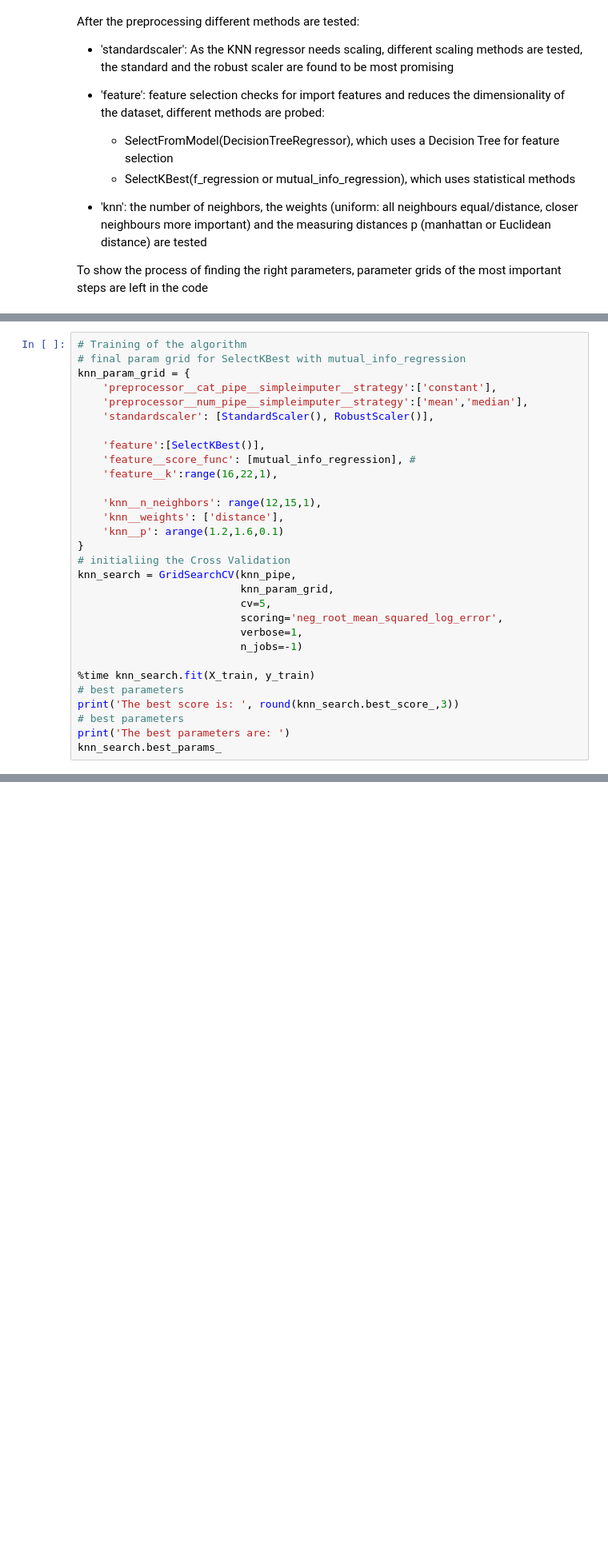
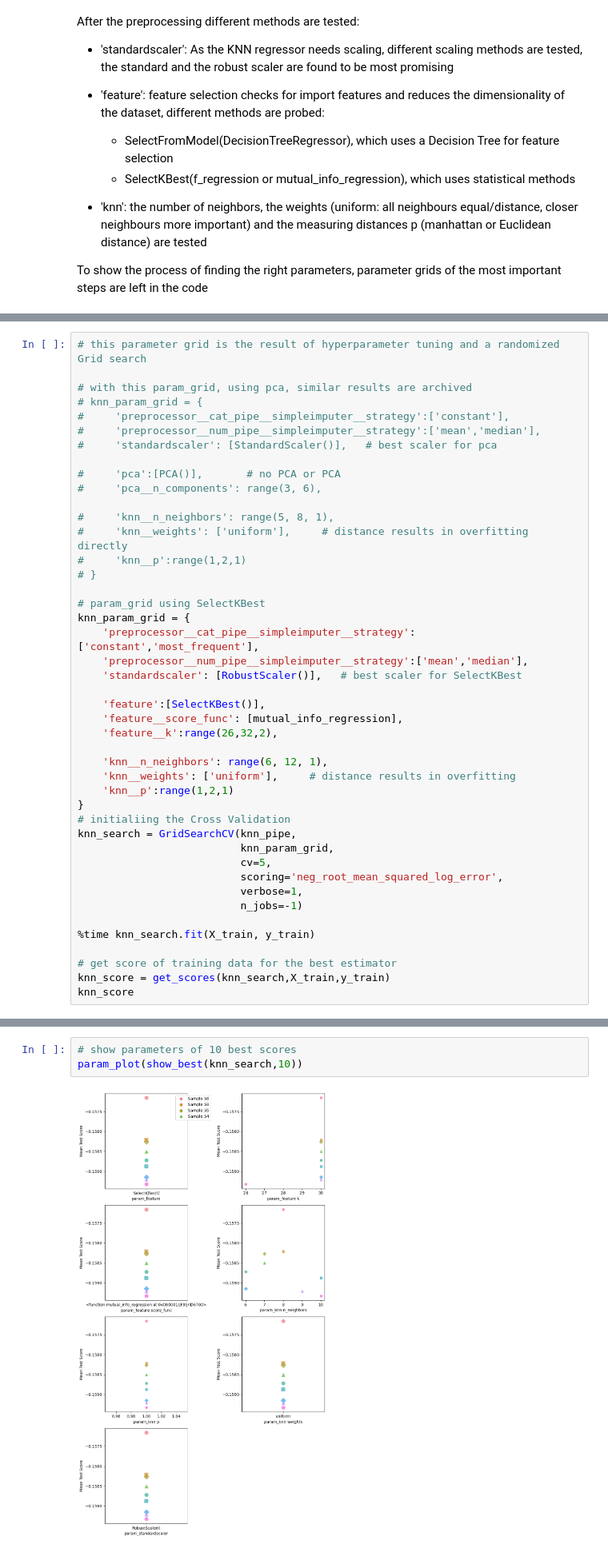
Before and after one commit to DataLDana/SupervisedML, a Jupyter notebook: MLPipeline.ipynb, the cells around one changed output, grey strips where cells are left out. Shown: that part at 80% size. Drawn from its saved outputs; the diff is of its cells as text; blank space fills up the shorter version.

```diff
--- a/MLPipeline.ipynb
+++ b/MLPipeline.ipynb
@@ -356,18 +281,33 @@ knn_pipe= Pipeline([('preprocessor',preprocessor),
 # %%
-# Training of the algorithm
-# final param grid for SelectKBest with mutual_info_regression
+# this parameter grid is the result of hyperparameter tuning and a randomized Grid search
+
+# with this param_grid, using pca, similar results are archived
+# knn_param_grid = {
+#     'preprocessor__cat_pipe__simpleimputer__strategy':['constant'],
+#     'preprocessor__num_pipe__simpleimputer__strategy':['mean','median'],
+#     'standardscaler': [StandardScaler()],   # best scaler for pca
+
+#     'pca':[PCA()],       # no PCA or PCA
+#     'pca__n_components': range(3, 6),
+
+#     'knn__n_neighbors': range(5, 8, 1),
+#     'knn__weights': ['uniform'],     # distance results in overfitting directly
+#     'knn__p':range(1,2,1)
+# }
+
+# param_grid using SelectKBest
 knn_param_grid = {
-    'preprocessor__cat_pipe__simpleimputer__strategy':['constant'],
+    'preprocessor__cat_pipe__simpleimputer__strategy':['constant','most_frequent'],
     'preprocessor__num_pipe__simpleimputer__strategy':['mean','median'],
-    'standardscaler': [StandardScaler(), RobustScaler()],
+    'standardscaler': [RobustScaler()],   # best scaler for SelectKBest
 
     'feature':[SelectKBest()],
-    'feature__score_func': [mutual_info_regression], #
-    'feature__k':range(16,22,1),
+    'feature__score_func': [mutual_info_regression],
+    'feature__k':range(26,32,2),
 
-    'knn__n_neighbors': range(12,15,1),
-    'knn__weights': ['distance'],
-    'knn__p': arange(1.2,1.6,0.1)
+    'knn__n_neighbors': range(6, 12, 1),
+    'knn__weights': ['uniform'],     # distance results in overfitting
+    'knn__p':range(1,2,1)
 }
 # initialiing the Cross Validation
 knn_search = GridSearchCV(knn_pipe,
@@ -378,9 +318,8 @@ knn_search = GridSearchCV(knn_pipe,
                           n_jobs=-1)
 
 %time knn_search.fit(X_train, y_train)
-# best parameters
-print('The best score is: ', round(knn_search.best_score_,3))
-# best parameters
-print('The best parameters are: ')
-knn_search.best_params_
+
+# get score of training data for the best estimator
+knn_score = get_scores(knn_search,X_train,y_train)
+knn_score
 # %% [output]
@@ -407 +330,6 @@ the result is: -0.1643257956727635 +- 0.000383481090820969
+# %%
+# show parameters of 10 best scores
+param_plot(show_best(knn_search,10))
+# %% [output]
+[figure, added]
 # %%
```
Also changed, not shown: parts of 26 cells of this notebook, 1 other file.
